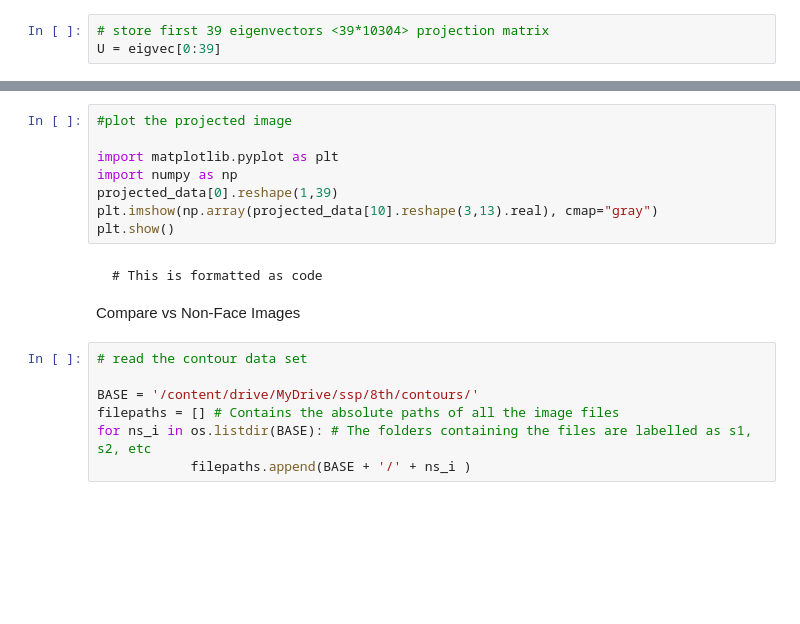
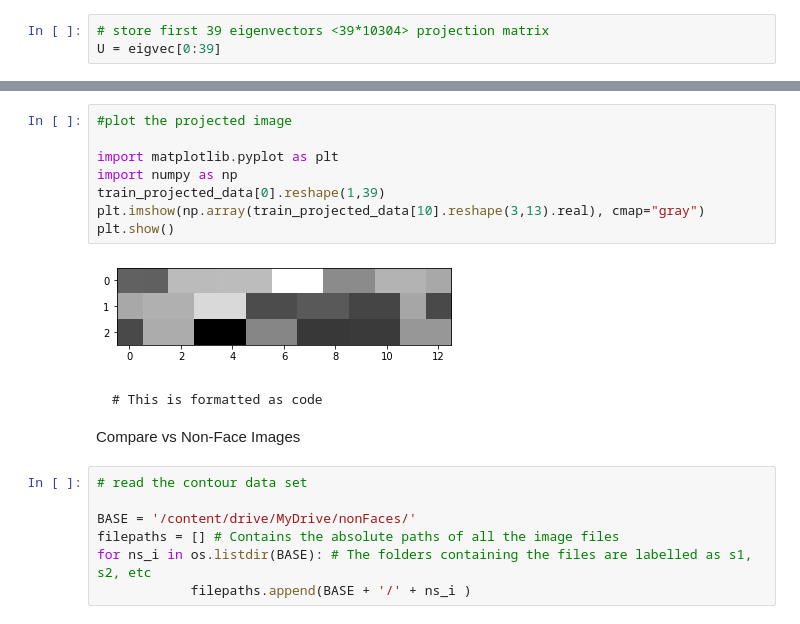
Before and after one commit to ashraf336/Face-Recognition, a Jupyter notebook: Main.ipynb, the cells around one changed output, grey strips where cells are left out. Drawn from its saved outputs; the diff is of its cells as text; blank space fills up the shorter version.

```diff
--- a/Main.ipynb
+++ b/Main.ipynb
@@ -707,11 +712,13 @@ plt.show()
 # %%
 #plot the projected image
 
 import matplotlib.pyplot as plt
 import numpy as np
-projected_data[0].reshape(1,39)
-plt.imshow(np.array(projected_data[10].reshape(3,13).real), cmap="gray")
+train_projected_data[0].reshape(1,39)
+plt.imshow(np.array(train_projected_data[10].reshape(3,13).real), cmap="gray")
 plt.show()
+# %% [output]
+[figure, added]
 # %% [markdown]
 
 
@@ -723,7 +730,7 @@ Compare vs Non-Face Images
 # %%
 # read the contour data set
 
-BASE = '/content/drive/MyDrive/ssp/8th/contours/'
+BASE = '/content/drive/MyDrive/nonFaces/'
 filepaths = [] # Contains the absolute paths of all the image files
 for ns_i in os.listdir(BASE): # The folders containing the files are labelled as s1, s2, etc
             filepaths.append(BASE + '/' + ns_i )
```
Also changed, not shown: parts of 20 cells of this notebook.
